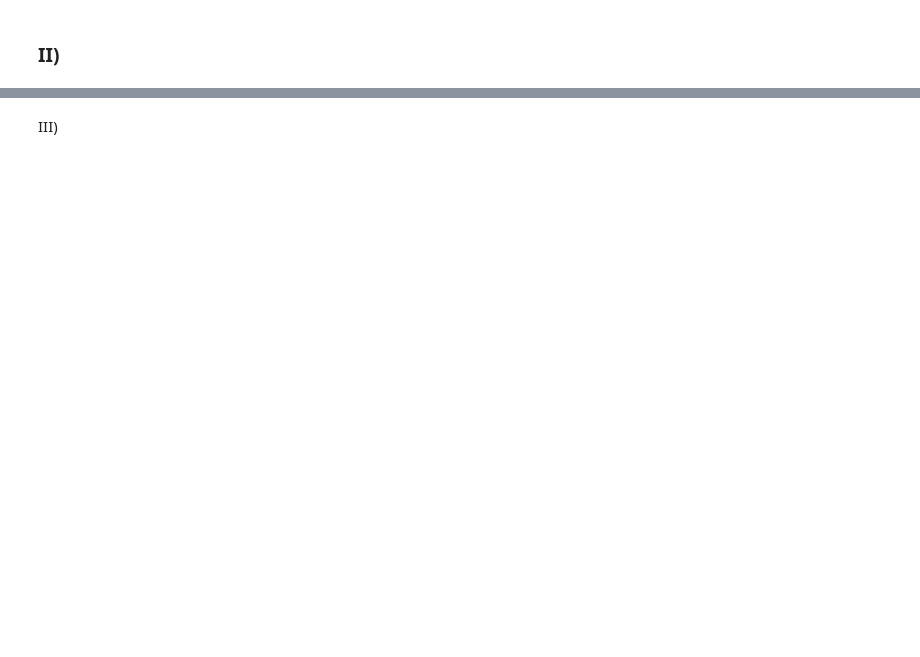
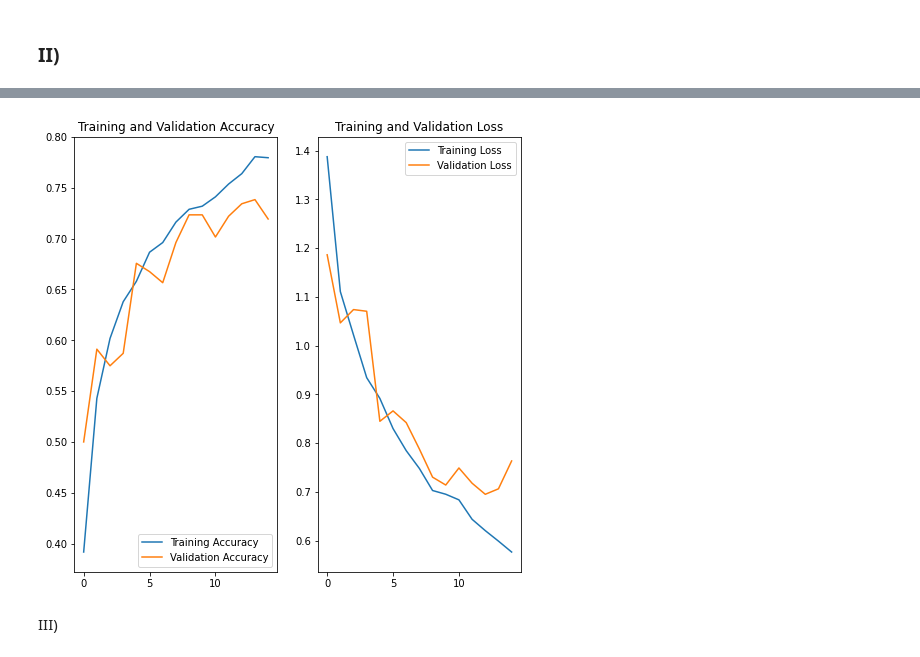
Before and after one commit to ray2g/Advanced-Machine-Learning-Projects, a Jupyter notebook: Assig_6/AAA_Assignment6_57454_57588.ipynb, the cells around one changed output, grey strips where cells are left out. Cells and saved outputs as stored; diff of their text form; code cells hidden in the pictures; blank space fills up the shorter version.

```diff
--- a/Assig_6/AAA_Assignment6_57454_57588.ipynb
+++ b/Assig_6/AAA_Assignment6_57454_57588.ipynb
@@ -552,6 +594,6 @@ model.summary()
 # %%
 epochs = 15
-history = model.fit(
+history_drop40 = model.fit(
   train_ds,
   validation_data=val_ds,
   epochs=epochs
@@ -581,3 +619,7 @@ plt.show()
+# %%
+plot_acc_loss(history_drop40)
+# %% [output]
+[figure, added]
 # %% [markdown]
 III)
 # %%
```
Also changed, not shown: parts of 45 cells of this notebook.
